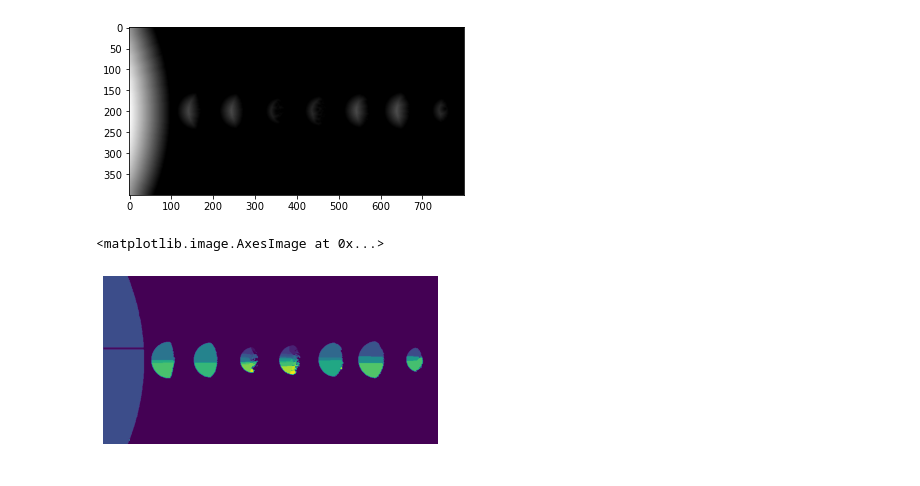
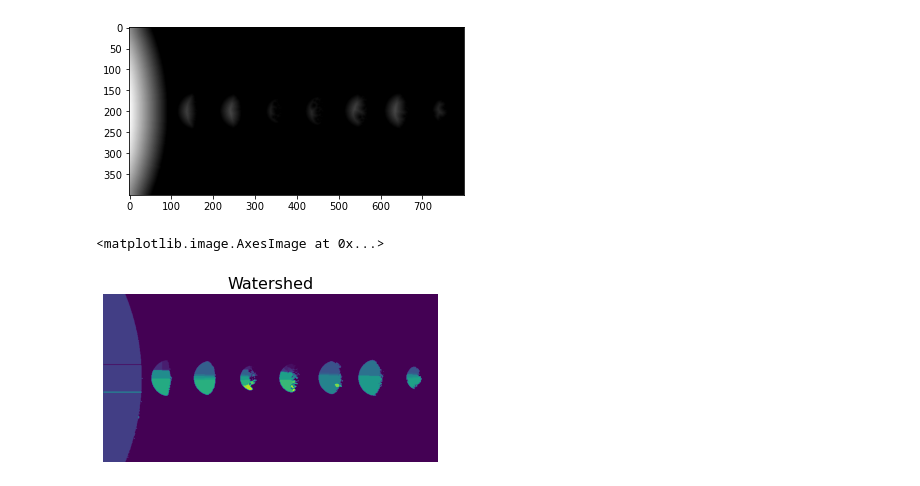
Before and after one commit to RRRRRRRRRRRoy/COMP9517-LabNAss, a Jupyter notebook: Lab04/lab04.ipynb, the cells around one changed output. Drawn from its saved outputs; the diff is of its cells as text; code cells hidden in the pictures.

Commit message:
watershed planets finished meanshift start

```diff
--- a/Lab04/lab04.ipynb
+++ b/Lab04/lab04.ipynb
@@ -209,6 +209,6 @@ plt.imshow(planet_rgb,'gray')
 # %%
-#
-planet_ret, planet_thresh = cv2.threshold(planet_gray, 50 , 40 , cv2.THRESH_BINARY+cv2.THRESH_OTSU)
+# This is same as the previous watershed method
+planet_ret, planet_thresh = cv2.threshold(planet_gray, 76 , 254 , cv2.THRESH_BINARY+cv2.THRESH_OTSU)
 plt.imshow(planet_thresh, 'gray')
 # %% [output]
 <matplotlib.image.AxesImage at 0x...>
@@ -221,5 +221,6 @@ plt.imshow(planet_distance, 'gray')
 <matplotlib.image.AxesImage at 0x...>
 [figure]
 # %%
-planet_max_point = peak_local_max(planet_distance,indices=False,footprint=np.ones((3,3)),labels=planet_thresh)
+# get the maximum point of the planet image
+planet_max_point = peak_local_max(planet_distance,indices=False,footprint=np.ones((4,4)),labels=planet_thresh)
 # %%
@@ -228,7 +231,8 @@ planet_markers = ndi.label(planet_max_point)[0]
 planet_labels = watershed(-planet_distance, planet_markers, mask=planet_thresh)
 # %%
 plt.axis('off')
+plt.title("Watershed",fontsize=16)
 plt.imshow(planet_labels)
 # %% [output]
 <matplotlib.image.AxesImage at 0x...>
-[figure, old version]
+[figure, new version]
```
Also changed, not shown: parts of 10 cells of this notebook.
